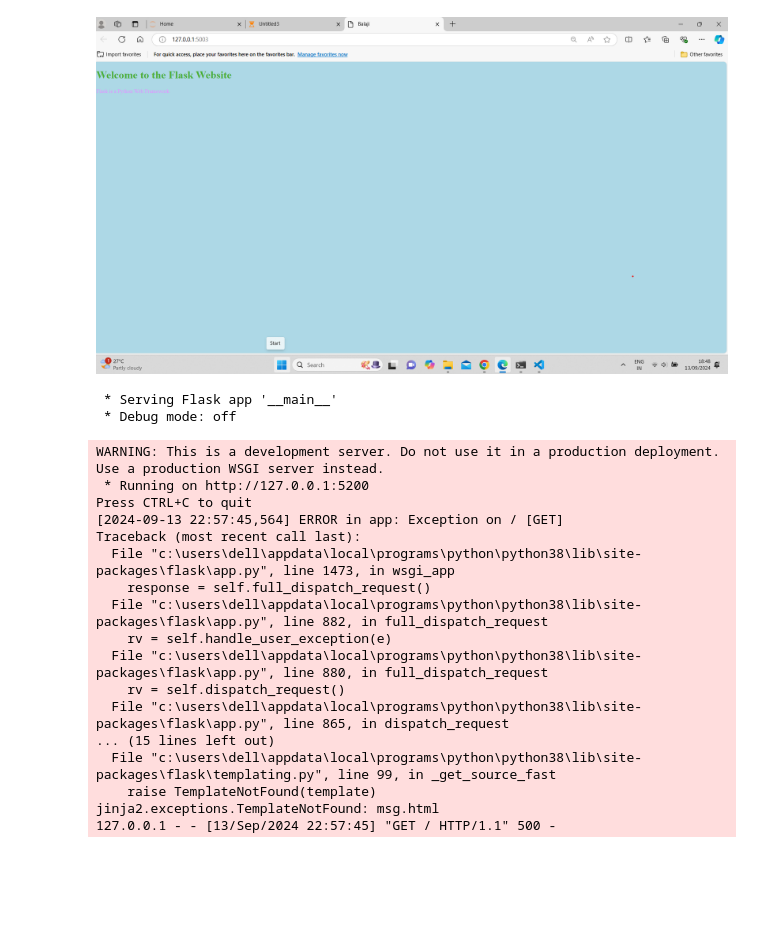
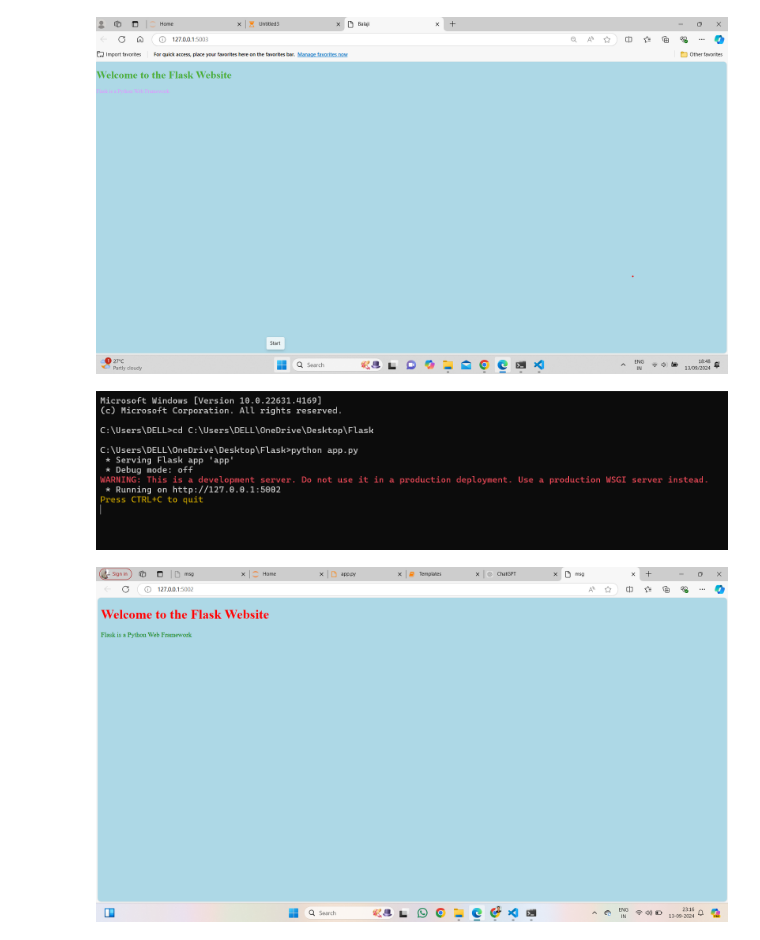
Before and after one commit to SaiBalaji950/Flask, a Jupyter notebook: Day-02/Templates.ipynb, the cells around one changed output. Saved outputs shown, nothing was run; the diff lists cells and outputs as text; code cells hidden in the pictures; blank space fills up the shorter version.

Commit message:
Flask HTTP Methods and Templates

```diff
--- a/Day-02/Templates.ipynb
+++ b/Day-02/Templates.ipynb
@@ -423,31 +423,3 @@ h1 {
 p {
     color: green;
 }
-# %%
-from flask import Flask, render_template
-app = Flask(__name__)
-@app.route('/')
-def home():
-    return render_template('msg.html')
-if __name__ == '__main__':
-    app.run(port=5200)
-# %% [output]
- * Serving Flask app '__main__'
- * Debug mode: off
-WARNING: This is a development server. Do not use it in a production deployment. Use a production WSGI server instead.
- * Running on http://127.0.0.1:5200
-Press CTRL+C to quit
-[2024-09-13 22:57:45,564] ERROR in app: Exception on / [GET]
-Traceback (most recent call last):
-  File "c:\users\dell\appdata\local\programs\python\python38\lib\site-packages\flask\app.py", line 1473, in wsgi_app
-    response = self.full_dispatch_request()
-  File "c:\users\dell\appdata\local\programs\python\python38\lib\site-packages\flask\app.py", line 882, in full_dispatch_request
-    rv = self.handle_user_exception(e)
-  File "c:\users\dell\appdata\local\programs\python\python38\lib\site-packages\flask\app.py", line 880, in full_dispatch_request
-    rv = self.dispatch_request()
-  File "c:\users\dell\appdata\local\programs\python\python38\lib\site-packages\flask\app.py", line 865, in dispatch_request
-... (15 lines left out)
-  File "c:\users\dell\appdata\local\programs\python\python38\lib\site-packages\flask\templating.py", line 99, in _get_source_fast
-    raise TemplateNotFound(template)
-jinja2.exceptions.TemplateNotFound: msg.html
-127.0.0.1 - - [13/Sep/2024 22:57:45] "GET / HTTP/1.1" 500 -
@@ -453,0 +438,9 @@ jinja2.exceptions.TemplateNotFound: msg.html
+# %%
+from IPython.display import Image,display
+a=r"C:\Users\DELL\OneDrive\Desktop\Flask\Screenshot 2024-09-13 231612.png"
+b=r"C:\Users\DELL\OneDrive\Desktop\Flask\Screenshot 2024-09-13 231705.png"
+display(Image(filename=a))
+display(Image(filename=b))
+# %% [output]
+[figure, added]
+[figure, added]
```
Also changed, not shown: parts of 4 cells of this notebook.
